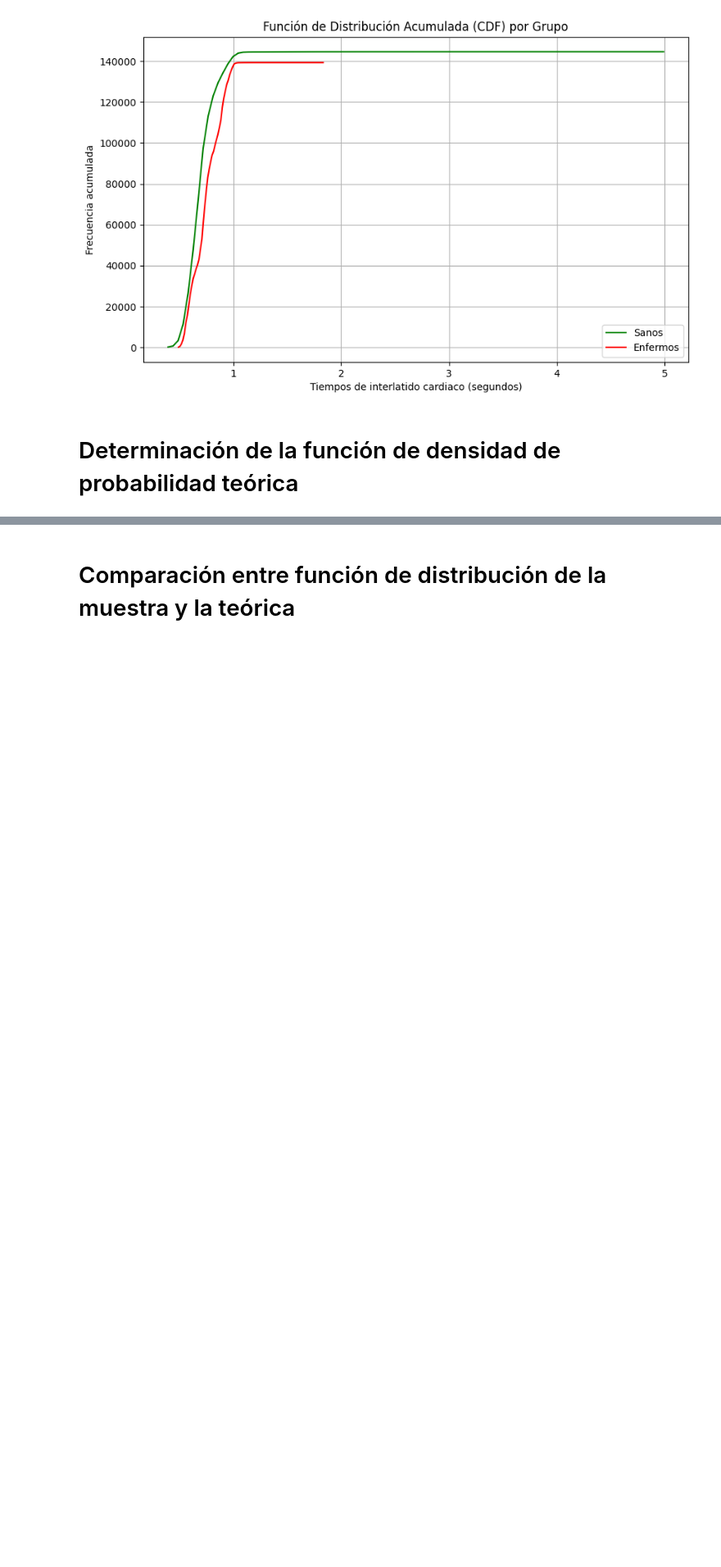
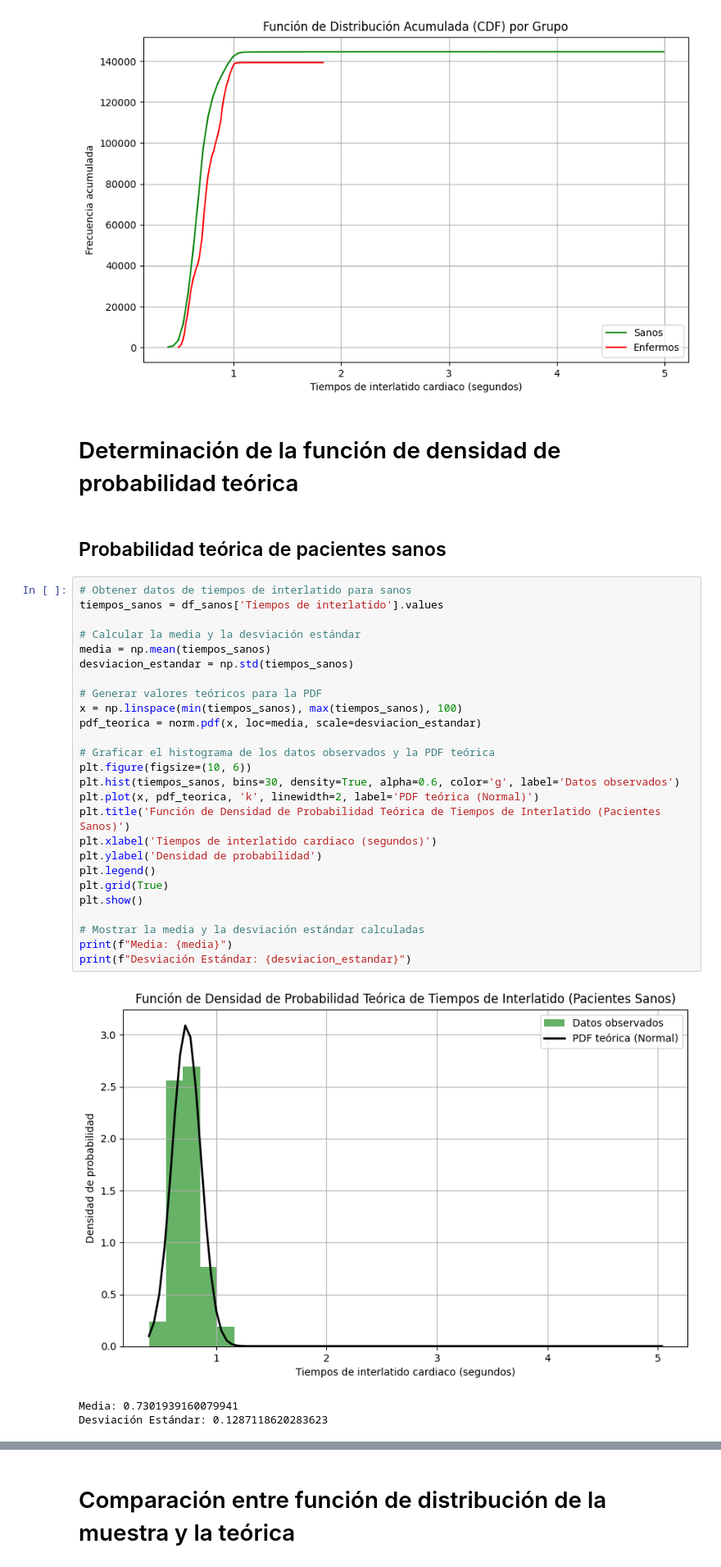
Before and after one commit to ThonnyRG/pacientes_enfermos_y_sanos_analisis, a Jupyter notebook: DATOS_BIOESTADÍSTICOS.ipynb, the cells around one changed output, grey strips where cells are left out. Shown at 82% size. Cells and saved outputs as stored; diff of their text form; blank space fills up the shorter version.

```diff
--- a/DATOS_BIOESTADÍSTICOS.ipynb
+++ b/DATOS_BIOESTADÍSTICOS.ipynb
@@ -2255,3 +2256,35 @@ plt.show()
 [figure]
 # %% [markdown]
 # Determinación de la función de densidad de probabilidad teórica
+# %% [markdown]
+## Probabilidad teórica de pacientes sanos
+# %%
+# Obtener datos de tiempos de interlatido para sanos
+tiempos_sanos = df_sanos['Tiempos de interlatido'].values
+
+# Calcular la media y la desviación estándar
+media = np.mean(tiempos_sanos)
+desviacion_estandar = np.std(tiempos_sanos)
+
+# Generar valores teóricos para la PDF
+x = np.linspace(min(tiempos_sanos), max(tiempos_sanos), 100)
+pdf_teorica = norm.pdf(x, loc=media, scale=desviacion_estandar)
+
+# Graficar el histograma de los datos observados y la PDF teórica
+plt.figure(figsize=(10, 6))
+plt.hist(tiempos_sanos, bins=30, density=True, alpha=0.6, color='g', label='Datos observados')
+plt.plot(x, pdf_teorica, 'k', linewidth=2, label='PDF teórica (Normal)')
+plt.title('Función de Densidad de Probabilidad Teórica de Tiempos de Interlatido (Pacientes Sanos)')
+plt.xlabel('Tiempos de interlatido cardiaco (segundos)')
+plt.ylabel('Densidad de probabilidad')
+plt.legend()
+plt.grid(True)
+plt.show()
+
+# Mostrar la media y la desviación estándar calculadas
+print(f"Media: {media}")
+print(f"Desviación Estándar: {desviacion_estandar}")
+# %% [output]
+[figure, added]
+Media: 0.7301939160079941
+Desviación Estándar: 0.1287118620283623
```
Also changed, not shown: parts of 6 cells of this notebook.
